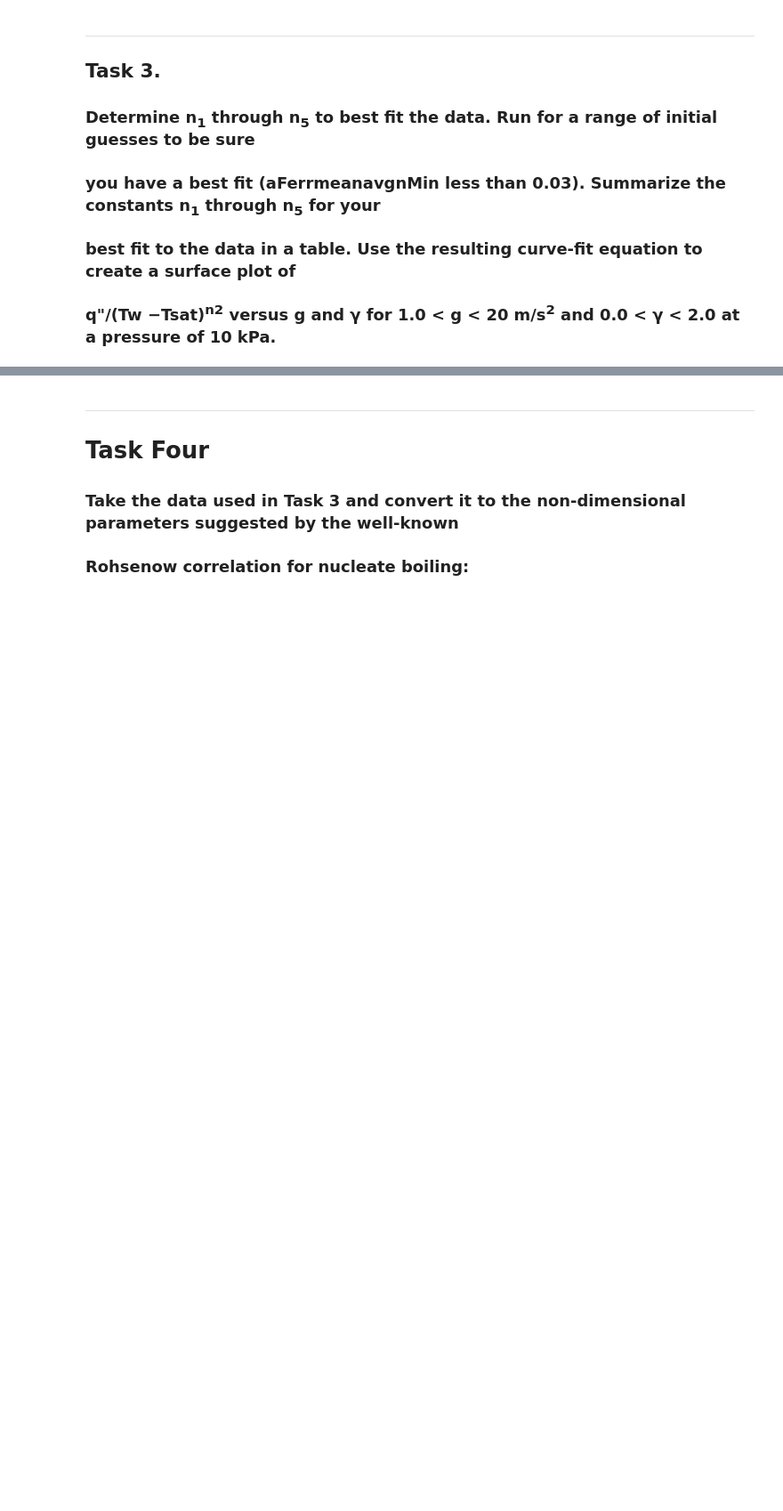
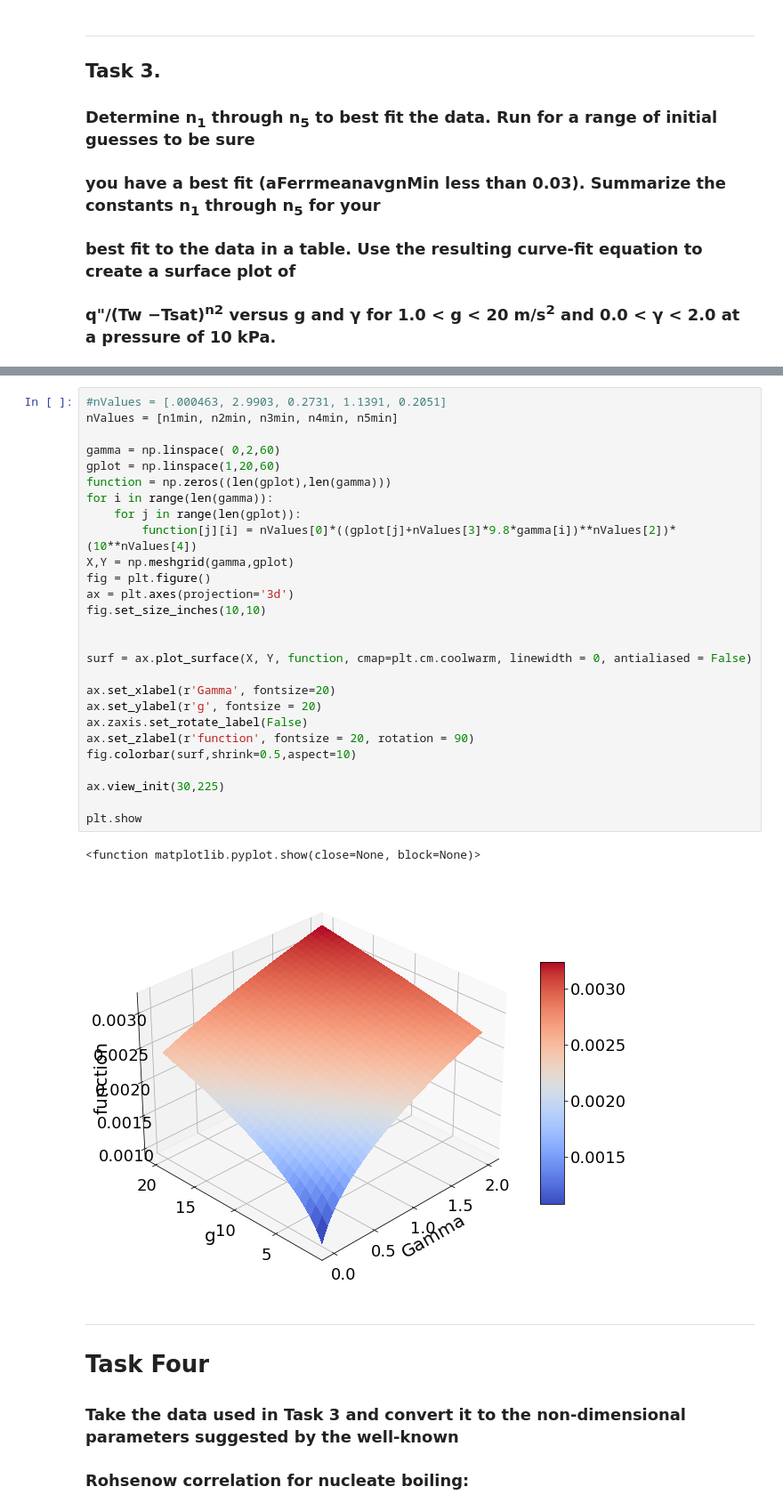
Before and after one commit to joshuaaduarte/Gravitational-Boiling-Machine-Learning, a Jupyter notebook: projectOne.ipynb, the cells around one changed output, grey strips where cells are left out. Shown at 89% size. Saved outputs shown, nothing was run; the diff lists cells and outputs as text; blank space fills up the shorter version.

```diff
--- a/projectOne.ipynb
+++ b/projectOne.ipynb
@@ -3287,3 +3259,33 @@ TIME AVG: avg n1-n3,aFerrmean: 0.0006181683009943458 2.9707103928730962 0.214000
+# %%
+#nValues = [.000463, 2.9903, 0.2731, 1.1391, 0.2051]
+nValues = [n1min, n2min, n3min, n4min, n5min]
+
+gamma = np.linspace( 0,2,60)
+gplot = np.linspace(1,20,60)
+function = np.zeros((len(gplot),len(gamma)))
+for i in range(len(gamma)):
+    for j in range(len(gplot)):
+        function[j][i] = nValues[0]*((gplot[j]+nValues[3]*9.8*gamma[i])**nValues[2])*(10**nValues[4])
+X,Y = np.meshgrid(gamma,gplot)
+fig = plt.figure()
+ax = plt.axes(projection='3d')
+fig.set_size_inches(10,10)
+
+
+surf = ax.plot_surface(X, Y, function, cmap=plt.cm.coolwarm, linewidth = 0, antialiased = False)
+
+ax.set_xlabel(r'Gamma', fontsize=20)
+ax.set_ylabel(r'g', fontsize = 20)
+ax.zaxis.set_rotate_label(False)
+ax.set_zlabel(r'function', fontsize = 20, rotation = 90)
+fig.colorbar(surf,shrink=0.5,aspect=10)
+
+ax.view_init(30,225)
+
+plt.show
+# %% [output]
+<function matplotlib.pyplot.show(close=None, block=None)>
+[figure, added]
 # %% [markdown]
 ---
 # Task Four
```
Also changed, not shown: parts of 9 cells of this notebook.
